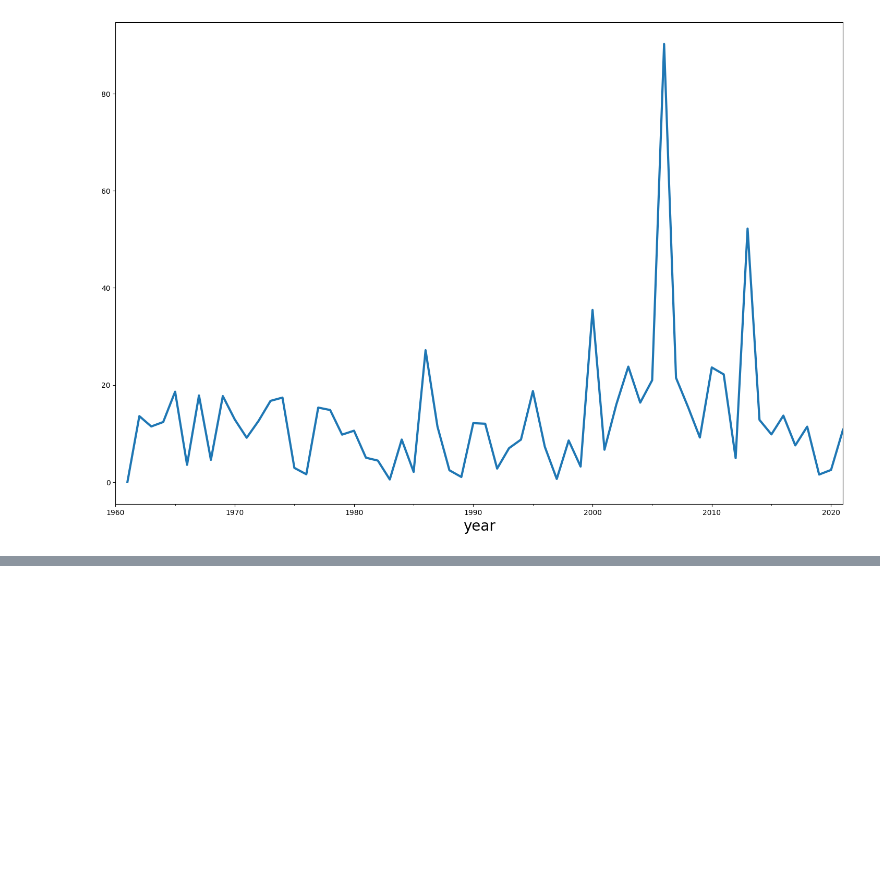
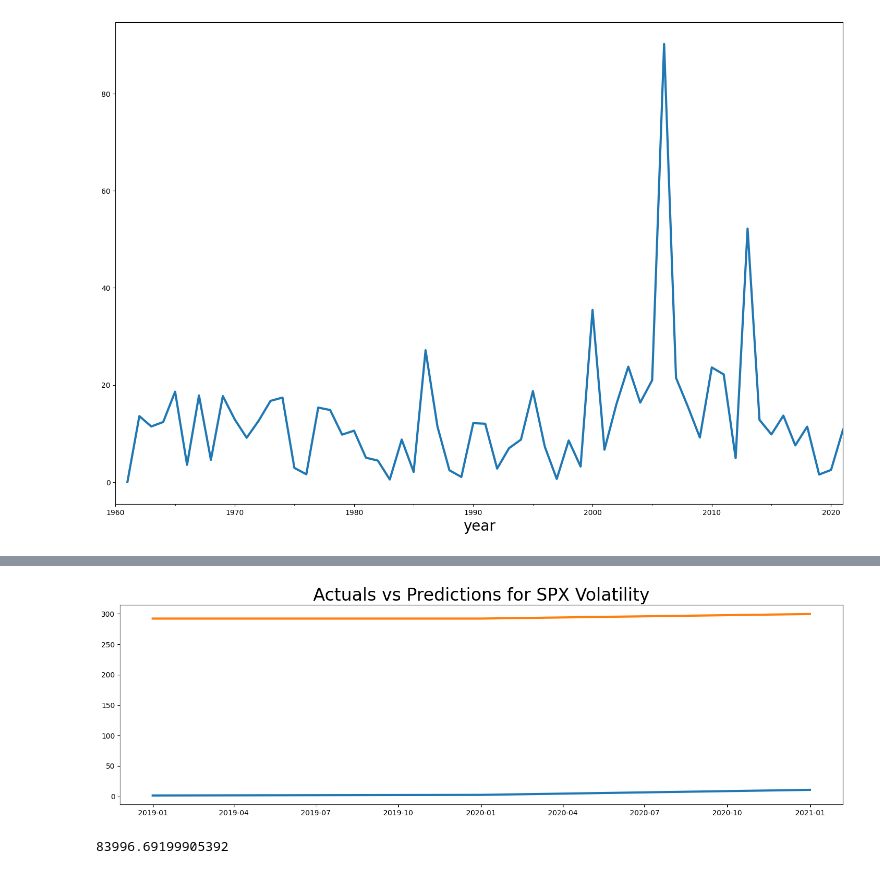
Before and after one commit to alexmoscar/new-rep-main, a Jupyter notebook: ML_in_business/project_Ghanna/task_for_ghanna.ipynb, the cells around one changed output, grey strips where cells are left out. Cells and saved outputs as stored; diff of their text form; code cells hidden in the pictures; blank space fills up the shorter version.

```diff
--- a/ML_in_business/project_Ghanna/task_for_ghanna.ipynb
+++ b/ML_in_business/project_Ghanna/task_for_ghanna.ipynb
@@ -761,0 +784,5 @@ IndexError: only integers, slices (`:`), ellipsis (`...`), numpy.newaxis (`None`
+# %%
+predictions_df = test_df.copy()
+predictions_df["Predictions"] = model_results.forecast().residual_variance.loc[
+    test_df.index]
+predictions_df.head()
@@ -761,0 +795,20 @@ IndexError: only integers, slices (`:`), ellipsis (`...`), numpy.newaxis (`None`
+# %%
+plt.rcParams["figure.figsize"] = 18, 5
+
+plt.plot(predictions_df["GDP (current US$)_vol"].abs())
+plt.plot(predictions_df["Predictions"])
+
+plt.title("Actuals vs Predictions for SPX Volatility", size=24)
+
+plt.show()
+# %% [output]
+[figure, added]
+# %%
+import numpy as np
+from sklearn.metrics import mean_squared_error
+
+mean_squared_error(
+    predictions_df['GDP (current US$)_vol'].abs(), predictions_df["Predictions"]
+)
+# %% [output]
+83996.69199905392
```
Also changed, not shown: parts of 21 cells of this notebook.
